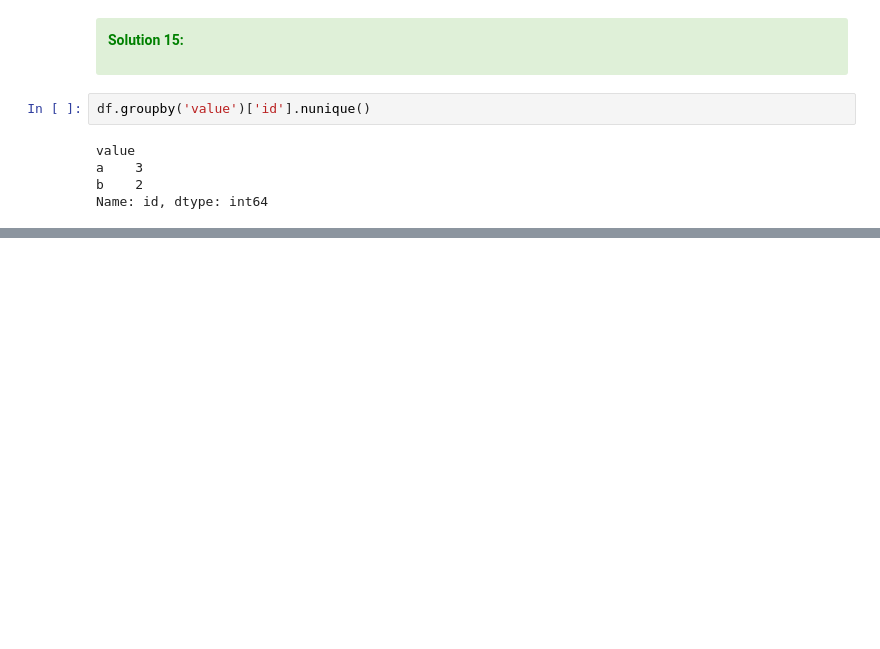
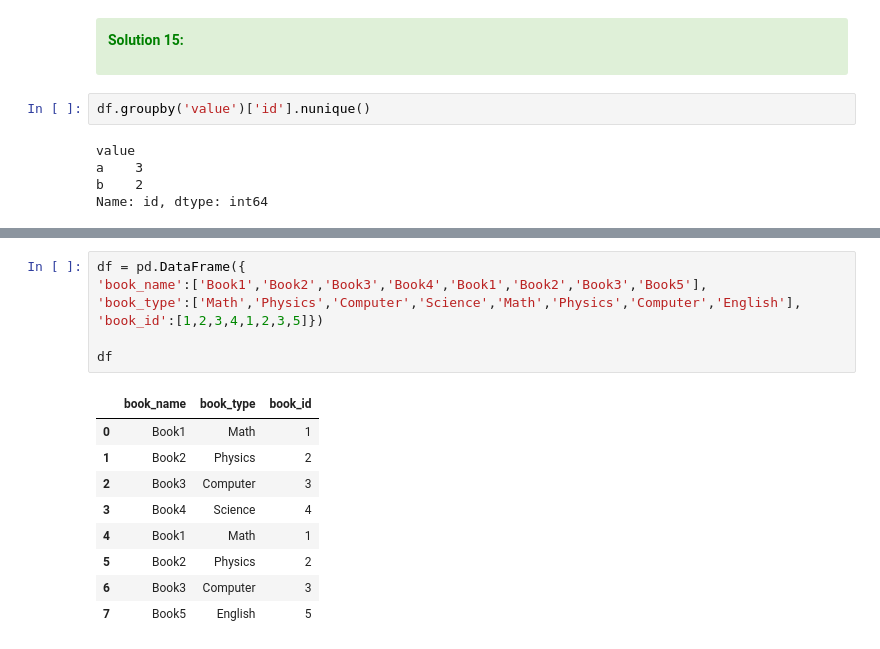
Before and after one commit to aziart/pandas-exercises, a Jupyter notebook: 12 - w3exercises/01 - Grouping and Aggregating 1/01 - Grouping and Aggregationg.ipynb, the cells around one changed output, grey strips where cells are left out. Cells and saved outputs as stored; diff of their text form; blank space fills up the shorter version.

```diff
--- a/12 - w3exercises/01 - Grouping and Aggregating 1/01 - Grouping and Aggregationg.ipynb
+++ b/12 - w3exercises/01 - Grouping and Aggregating 1/01 - Grouping and Aggregationg.ipynb
@@ -680,0 +713,17 @@ Name: id, dtype: int64
+# %%
+df = pd.DataFrame({
+'book_name':['Book1','Book2','Book3','Book4','Book1','Book2','Book3','Book5'],
+'book_type':['Math','Physics','Computer','Science','Math','Physics','Computer','English'],
+'book_id':[1,2,3,4,1,2,3,5]})
+
+df
+# %% [output]
+|  | book_name | book_type | book_id |
+| 0 | Book1 | Math | 1 |
+| 1 | Book2 | Physics | 2 |
+| 2 | Book3 | Computer | 3 |
+| 3 | Book4 | Science | 4 |
+| 4 | Book1 | Math | 1 |
+| 5 | Book2 | Physics | 2 |
+| 6 | Book3 | Computer | 3 |
+| 7 | Book5 | English | 5 |
```
Also changed, not shown: parts of 11 cells of this notebook.
